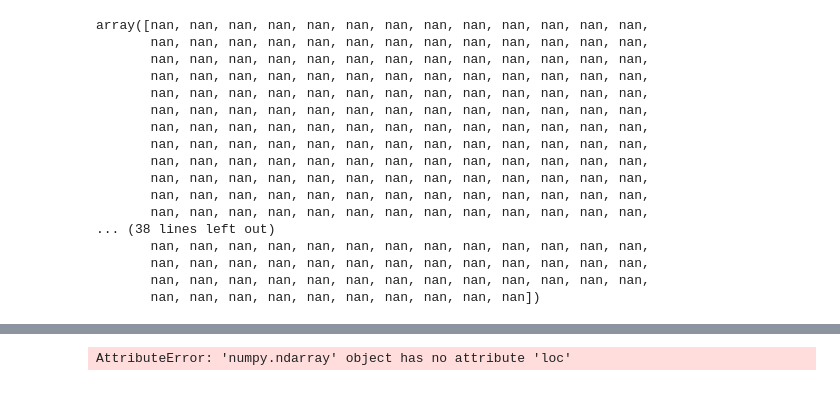
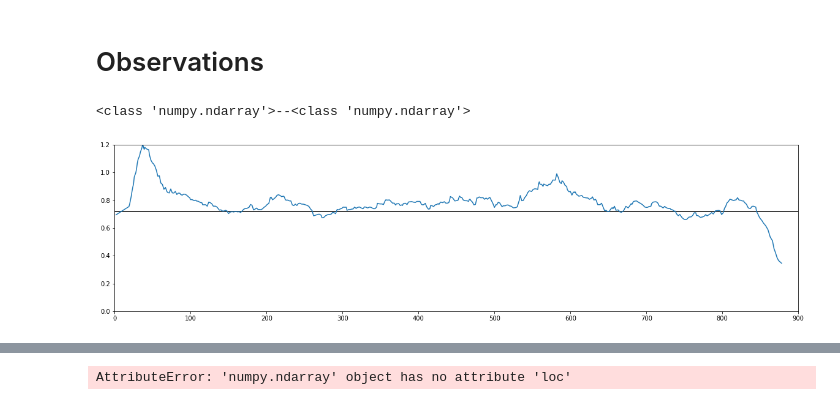
Before and after one commit to MatthiasLienhard/garmin_sandbox, a Jupyter notebook: analyse_recording.ipynb, the cells around one changed output, grey strips where cells are left out. Cells and saved outputs as stored; diff of their text form; code cells hidden in the pictures.

```diff
--- a/analyse_recording.ipynb
+++ b/analyse_recording.ipynb
@@ -132,14 +230,0 @@ plt.show()
-# %%
-# issue: the data is zero for all but the first values
-
-# attemt for correction
-lastvalid=dict()
-names=('mag_X','mag_Y','mag_Z', 'accel_X', 'accel_Y', 'accel_Z', 'pressure')
-for n in names:
-    for i in range(len(data['mag_X'])):
-        data[n][data[n]==0]=float('Nan')
-        #if data[n][i]==0:
-        #    if n in lastvalid.keys():
-        #        data[n][i]=lastvalid[n]
-        #else:
-        #    lastvalid[n]=data[n][i]
@@ -199,20 +230,0 @@ dict_keys(['accel_X', 'accel_Y', 'accel_Z', 'altitude', 'cadence', 'distance', '
-# %%
-np.arange(0, i+1)*15+data['gps_time']
-# %% [output]
-array([nan, nan, nan, nan, nan, nan, nan, nan, nan, nan, nan, nan, nan,
-       nan, nan, nan, nan, nan, nan, nan, nan, nan, nan, nan, nan, nan,
-       nan, nan, nan, nan, nan, nan, nan, nan, nan, nan, nan, nan, nan,
-       nan, nan, nan, nan, nan, nan, nan, nan, nan, nan, nan, nan, nan,
-       nan, nan, nan, nan, nan, nan, nan, nan, nan, nan, nan, nan, nan,
-       nan, nan, nan, nan, nan, nan, nan, nan, nan, nan, nan, nan, nan,
-       nan, nan, nan, nan, nan, nan, nan, nan, nan, nan, nan, nan, nan,
-       nan, nan, nan, nan, nan, nan, nan, nan, nan, nan, nan, nan, nan,
-       nan, nan, nan, nan, nan, nan, nan, nan, nan, nan, nan, nan, nan,
-       nan, nan, nan, nan, nan, nan, nan, nan, nan, nan, nan, nan, nan,
-       nan, nan, nan, nan, nan, nan, nan, nan, nan, nan, nan, nan, nan,
-       nan, nan, nan, nan, nan, nan, nan, nan, nan, nan, nan, nan, nan,
-... (38 lines left out)
-       nan, nan, nan, nan, nan, nan, nan, nan, nan, nan, nan, nan, nan,
-       nan, nan, nan, nan, nan, nan, nan, nan, nan, nan, nan, nan, nan,
-       nan, nan, nan, nan, nan, nan, nan, nan, nan, nan, nan, nan, nan,
-       nan, nan, nan, nan, nan, nan, nan, nan, nan, nan])
@@ -218,0 +278,36 @@ array([nan, nan, nan, nan, nan, nan, nan, nan, nan, nan, nan, nan, nan,
+# %%
+def runningMean(x, N):
+    return np.convolve(x, np.ones((N,))/N, 'same')
+# %% [markdown]
+# Observations
+# %%
+#load data
+diveData=parseFit(dive)
+swimGpxData=parseGPX(swimgpx)
+swimData=parseFit(swim, swimGpxData)
+# %% [output]
+<class 'numpy.ndarray'>--<class 'numpy.ndarray'>
+# %%
+lng1=swimData['position_long']
+lat1=swimData['position_lat']
+lng2=swimData['gps_lng']
+lat2=swimData['gps_lat']
+lng3=swimData['true_lng']
+lat3=swimData['true_lat']
+dif_garmin=trackDev(lat1, lng1, lat3, lng3)
+#1 and 2 are between 17 cm and 1 meter off (strange)
+track=toDeltaMeter(lat3, lng3)
+moved=list(np.logical_or(np.diff(lat3)!=0 , np.diff(lng3)!=0))
+time=np.arange(len(moved))[moved]
+dt=[1]+list(np.diff(time))
+dist=list(track['dist'][moved])
+speed=[dist[i]/dt[i] for i in range(len(dist))]
+plt.hlines([np.nanmedian(speed)], lim[0],lim[1])
+plt.plot(time, runningMean(speed,30))
+lim=(0,900)
+plt.xlim(lim[0],lim[1])
+plt.ylim(0,1.2)
+fig = plt.gcf()
+fig.set_size_inches(20,5)
+# %% [output]
+[figure, added]
```
Also changed, not shown: parts of 21 cells of this notebook, 4 other files.
